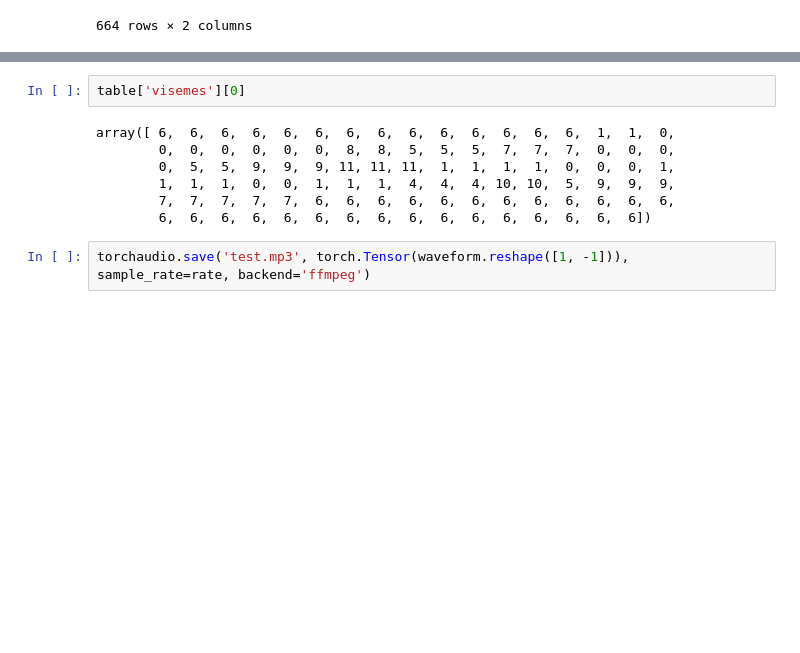
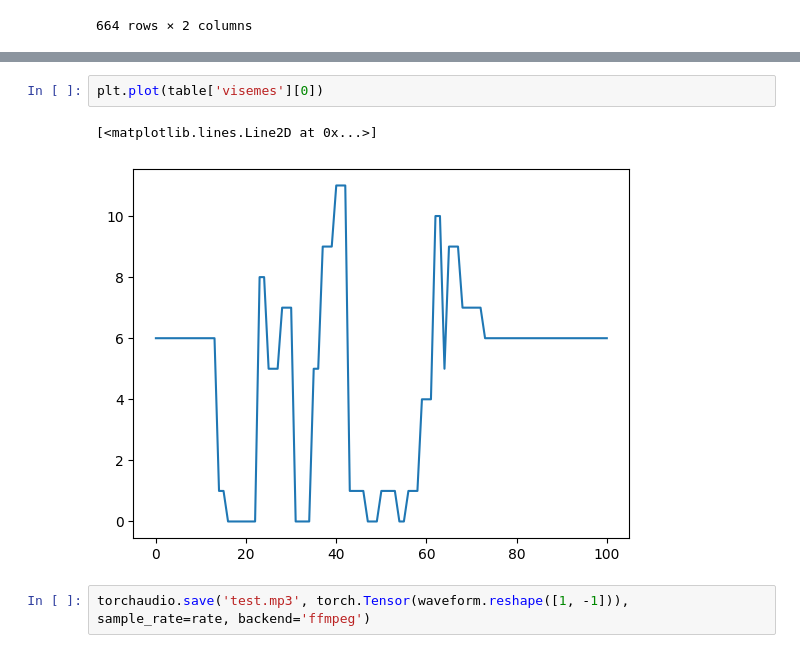
Before and after one commit to nwhitehead/cherry-lip-sync, a Jupyter notebook: scripts/play.ipynb, the cells around one changed output, grey strips where cells are left out. Saved outputs shown, nothing was run; the diff lists cells and outputs as text; blank space fills up the shorter version.

```diff
--- a/scripts/play.ipynb
+++ b/scripts/play.ipynb
@@ -34,14 +35,10 @@ Audio(table['audio'][0], rate=rate)
 # %% [output]
 [interactive output not drawn]
 # %%
-table['visemes'][0]
+plt.plot(table['visemes'][0])
 # %% [output]
-array([ 6,  6,  6,  6,  6,  6,  6,  6,  6,  6,  6,  6,  6,  6,  1,  1,  0,
-        0,  0,  0,  0,  0,  0,  8,  8,  5,  5,  5,  7,  7,  7,  0,  0,  0,
-        0,  5,  5,  9,  9,  9, 11, 11, 11,  1,  1,  1,  1,  0,  0,  0,  1,
-        1,  1,  1,  0,  0,  1,  1,  1,  4,  4,  4, 10, 10,  5,  9,  9,  9,
-        7,  7,  7,  7,  7,  6,  6,  6,  6,  6,  6,  6,  6,  6,  6,  6,  6,
-        6,  6,  6,  6,  6,  6,  6,  6,  6,  6,  6,  6,  6,  6,  6,  6])
+[<matplotlib.lines.Line2D at 0x...>]
+[figure, added]
 # %%
 torchaudio.save('test.mp3', torch.Tensor(waveform.reshape([1, -1])), sample_rate=rate, backend='ffmpeg')
 # %%
```
Also changed, not shown: parts of 1 cell of this notebook.
